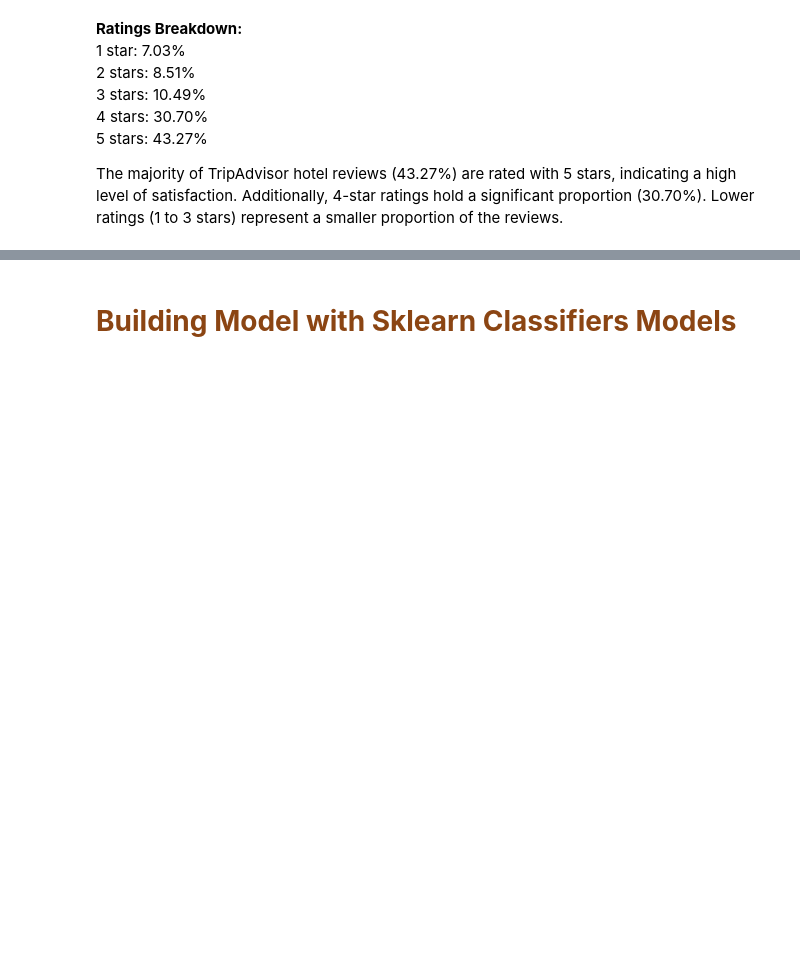
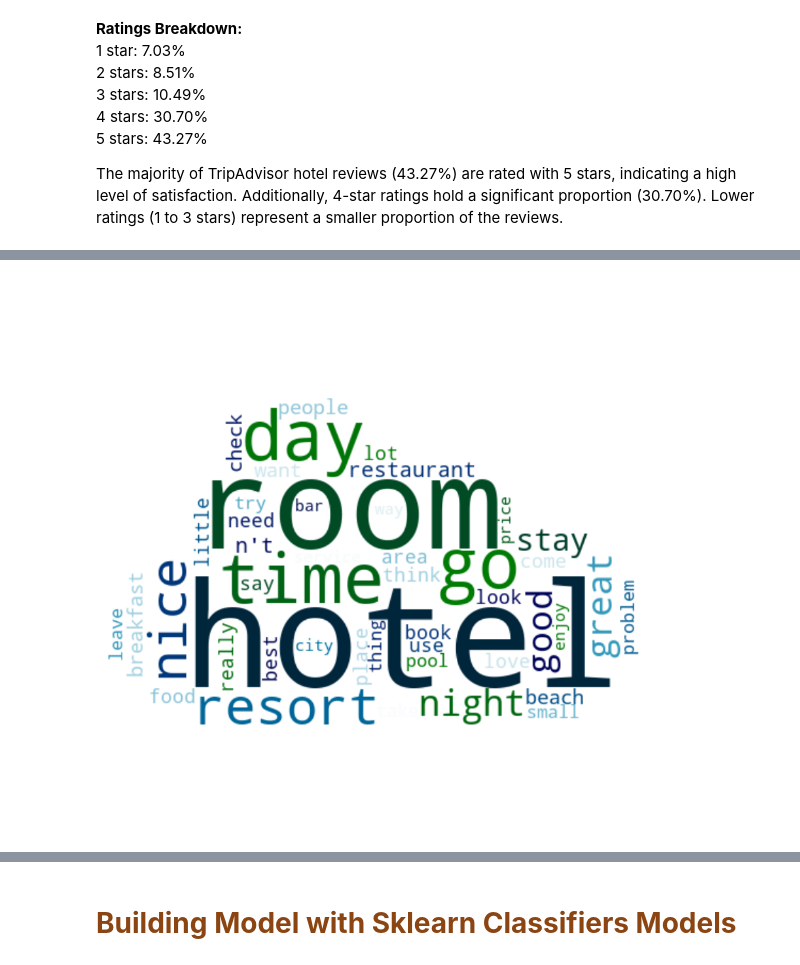
Before and after one commit to ErikaMelt/hotel_reviews_nltk, a Jupyter notebook: hotel_review_nltk.ipynb, the cells around one changed output, grey strips where cells are left out. Saved outputs shown, nothing was run; the diff lists cells and outputs as text; code cells hidden in the pictures; blank space fills up the shorter version.

```diff
--- a/hotel_review_nltk.ipynb
+++ b/hotel_review_nltk.ipynb
@@ -67,4 +89,4 @@ df.info()
 # %%
-df = df.sample(frac = 0.3, replace = False, random_state=42)
+df = df.sample(frac = 0.5, replace = False, random_state=42)
 # %%
 df.info()
@@ -83,8 +122,6 @@ df.duplicated().sum()
 def rating(score):
     if score >= 4:
         return 'good'
-    elif score == 3:
-        return 'neutral'
     else:
         return 'bad'
 # %%
@@ -220,9 +277,11 @@ def wordCloud_generator(data, color, color_map):
 
     plt.show()
 # %%
-df_good_neutral = df[df['score'].isin(['good', 'neutral'])][['clean_review']]
+df_good = df[df['score'].isin(['good'])][['clean_review']]
 df_bad = df[df['score'] == 'bad'][['clean_review']]
 # %%
-wordCloud_generator(df_good_neutral, 'white', 'ocean')
+wordCloud_generator(df_good, 'white', 'ocean')
+# %% [output]
+[figure, added]
 # %%
 wordCloud_generator(df_bad, 'white', 'Reds')
```
Also changed, not shown: parts of 45 cells of this notebook, 6 other files.
